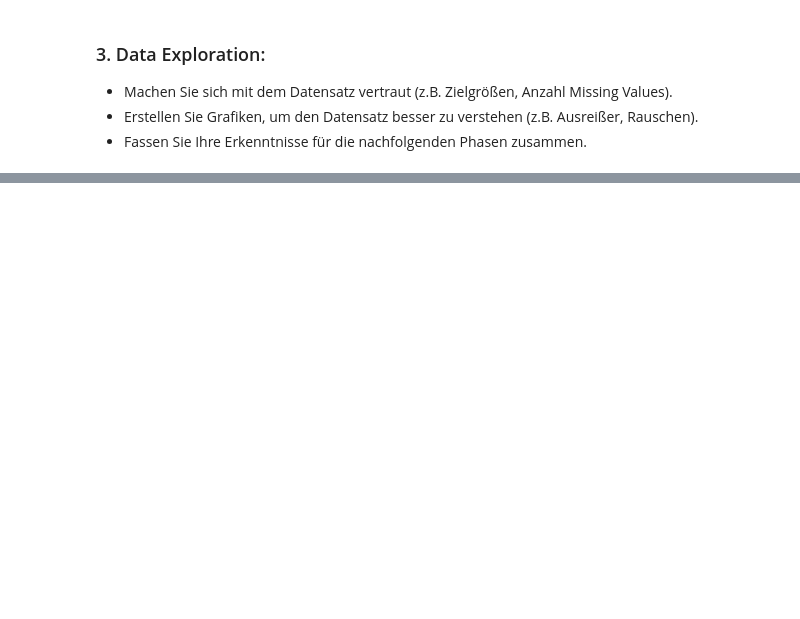
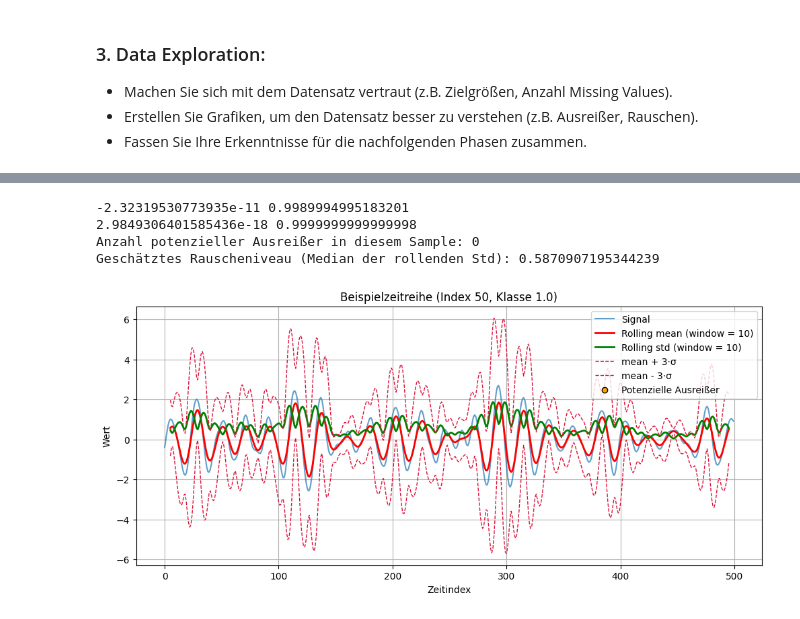
Before and after one commit to liyiling/pythonadvance-Uebung, a Jupyter notebook: UCR_TimeSeries_Analysis.ipynb, the cells around one changed output, grey strips where cells are left out. Cells and saved outputs as stored; diff of their text form; code cells hidden in the pictures; blank space fills up the shorter version.

```diff
--- a/UCR_TimeSeries_Analysis.ipynb
+++ b/UCR_TimeSeries_Analysis.ipynb
@@ -189,0 +188,19 @@ Insgesamt zeigt die Data Exploration, dass der FordA-Datensatz gut für eine Fea
+# %%
+# Scalierung der Daten mit StandardScaler (nicht benötigt)
+from sklearn.preprocessing import StandardScaler
+# from tslearn.preprocessing import TimeSeriesScalerMeanVariance
+
+scaler = StandardScaler()
+X_train_scaled = scaler.fit_transform(X_train)
+X_test_scaled  = scaler.transform(X_test)
+
+print(X_train.mean(), X_train.std())
+print(X_train_scaled.mean(), X_train_scaled.std())
+
+visualisierung(X_train_scaled,y_train,sample_idx=50,window=10)
+# %% [output]
+-2.32319530773935e-11 0.9989994995183201
+2.9849306401585436e-18 0.9999999999999998
+Anzahl potenzieller Ausreißer in diesem Sample: 0
+Geschätztes Rauscheniveau (Median der rollenden Std): 0.5870907195344239
+[figure, added]
```
Also changed, not shown: parts of 14 cells of this notebook.
